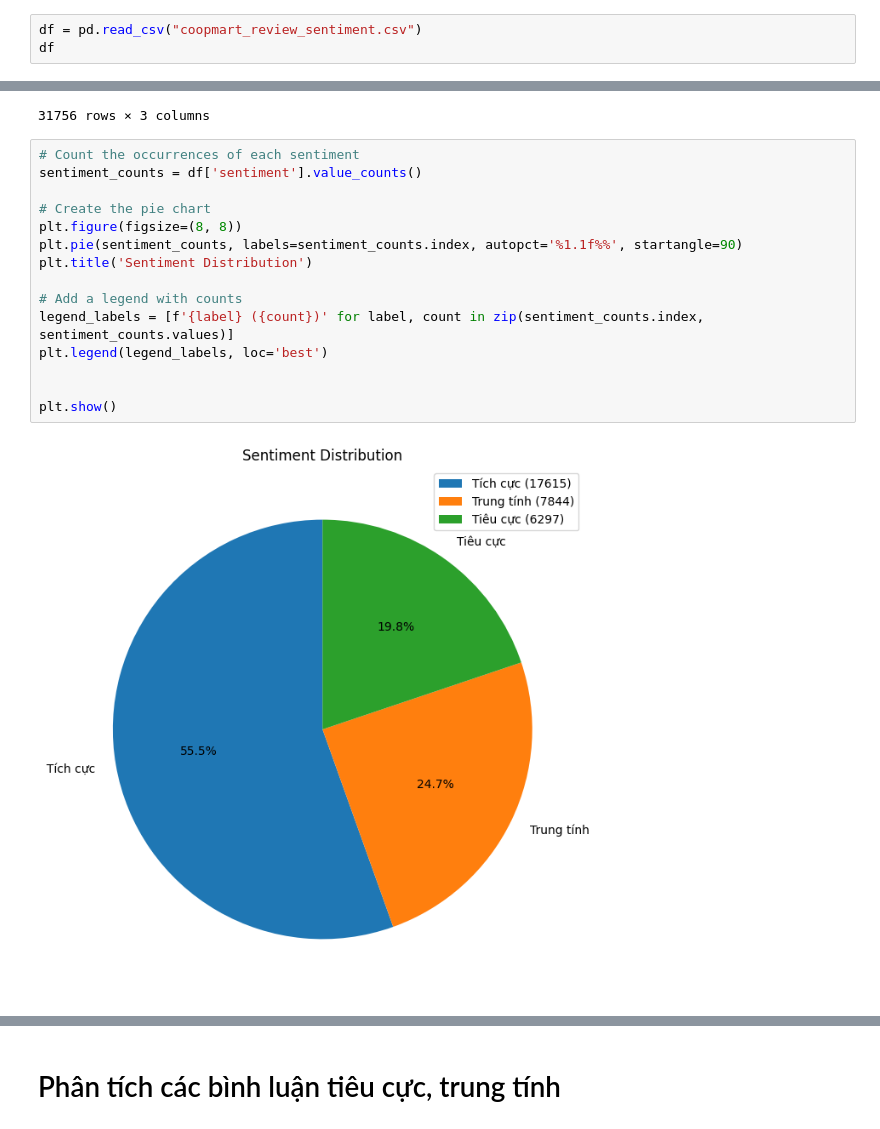
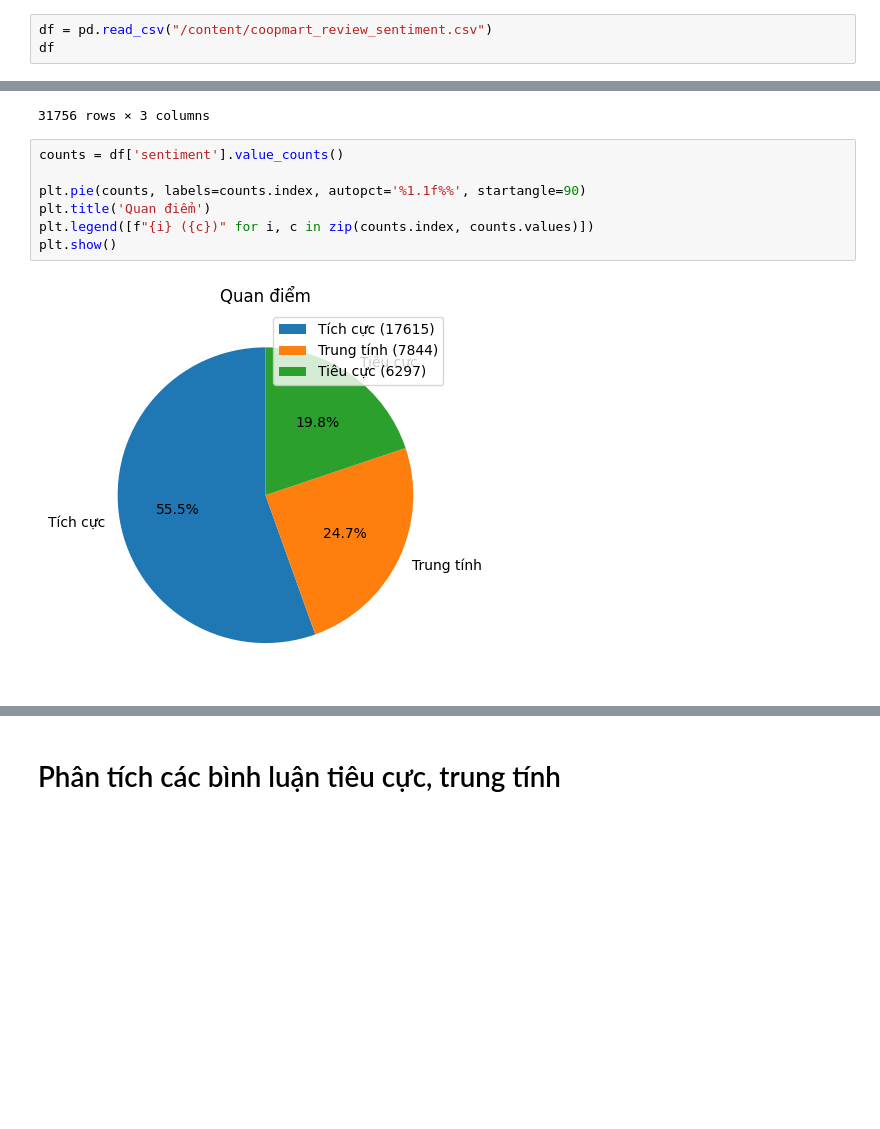
Before and after one commit to voquangkhai2003/Coop-Mart-Sentiment-Analysis, a Jupyter notebook: 4 Phân tích bình luận tiêu cực.ipynb, the cells around one changed output, grey strips where cells are left out. Drawn from its saved outputs; the diff is of its cells as text; blank space fills up the shorter version.

```diff
--- a/4 Phân tích bình luận tiêu cực.ipynb
+++ b/4 Phân tích bình luận tiêu cực.ipynb
@@ -14,5 +13,5 @@ import seaborn as sns
 # %%
-df = pd.read_csv("coopmart_review_sentiment.csv")
+df = pd.read_csv("/content/coopmart_review_sentiment.csv")
 df
 # %% [output]
 |  | comment | stars | sentiment |
@@ -29,19 +28,11 @@ df
 | 31755 | tốt | 4 | Tích cực |
 31756 rows × 3 columns
 # %%
-# Count the occurrences of each sentiment
-sentiment_counts = df['sentiment'].value_counts()
+counts = df['sentiment'].value_counts()
 
-# Create the pie chart
-plt.figure(figsize=(8, 8))
-plt.pie(sentiment_counts, labels=sentiment_counts.index, autopct='%1.1f%%', startangle=90)
-plt.title('Sentiment Distribution')
-
-# Add a legend with counts
-legend_labels = [f'{label} ({count})' for label, count in zip(sentiment_counts.index, sentiment_counts.values)]
-plt.legend(legend_labels, loc='best')
-
-
+plt.pie(counts, labels=counts.index, autopct='%1.1f%%', startangle=90)
+plt.title('Quan điểm')
+plt.legend([f"{i} ({c})" for i, c in zip(counts.index, counts.values)])
 plt.show()
 # %% [output]
-[figure, old version]
+[figure, new version]
```
Also changed, not shown: parts of 95 cells of this notebook.
